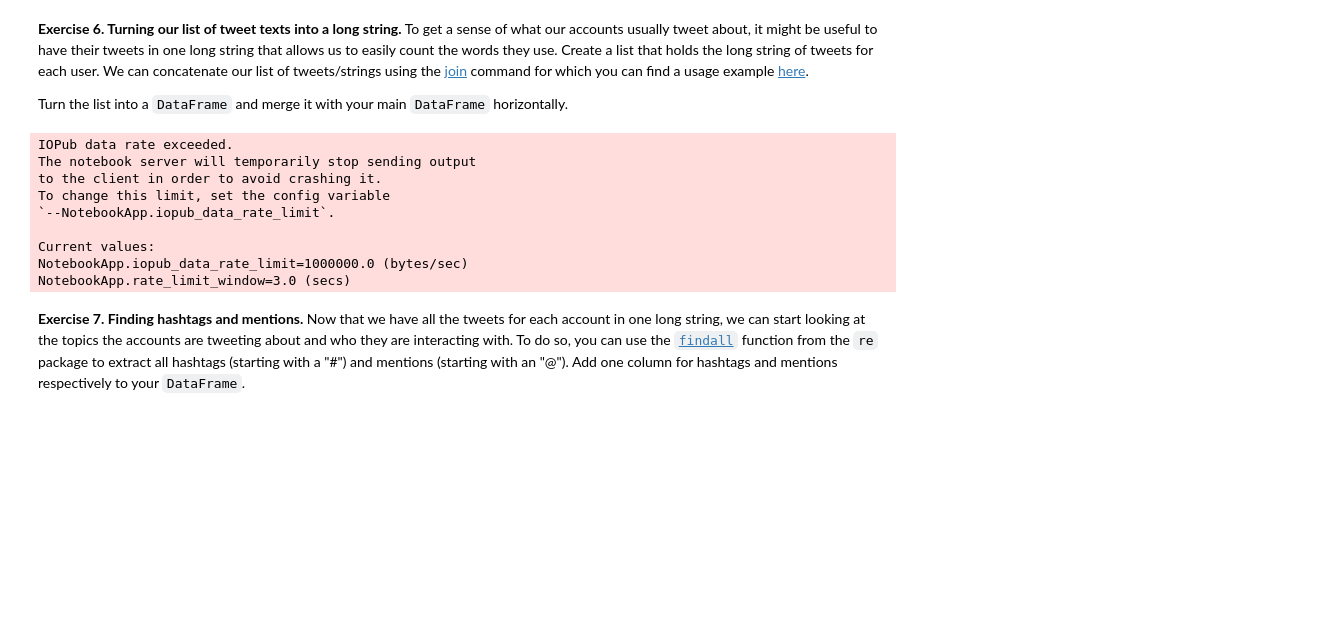
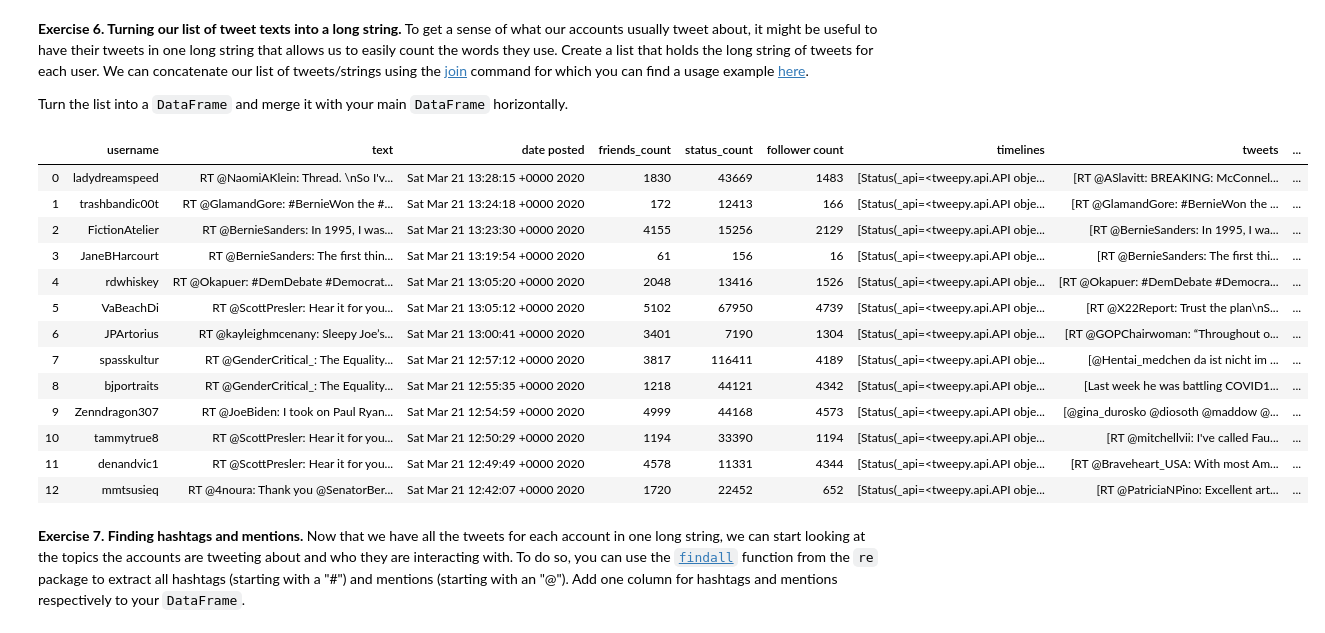
Before and after one commit to freydis-m/DigiMethods, a Jupyter notebook: W7D1-Exercise.ipynb, the cells around one changed output. Saved outputs shown, nothing was run; the diff lists cells and outputs as text; code cells hidden in the pictures; blank space fills up the shorter version.

```diff
--- a/W7D1-Exercise.ipynb
+++ b/W7D1-Exercise.ipynb
@@ -173,17 +247,32 @@ demdeb_mar_tl = pd.concat([demdeb_mar_tl, tl_tweets], axis=1)
 **Exercise 6. Turning our list of tweet texts into a long string.** To get a sense of what our accounts usually tweet about, it might be useful to have their tweets in one long string that allows us to easily count the words they use. Create a list that holds the long string of tweets for each user. We can concatenate our list of tweets/strings using the [join](https://docs.python.org/2/library/string.html#string.join) command for which you can find a usage example [here](https://stackoverflow.com/a/493842).
 
 Turn the list into a `DataFrame` and merge it with your main `DataFrame` horizontally.
-# %%
-text=[]
-# %% [output]
-IOPub data rate exceeded.
-The notebook server will temporarily stop sending output
-to the client in order to avoid crashing it.
-To change this limit, set the config variable
-`--NotebookApp.iopub_data_rate_limit`.
-
-Current values:
-NotebookApp.iopub_data_rate_limit=1000000.0 (bytes/sec)
-NotebookApp.rate_limit_window=3.0 (secs)
+# %%
+timeline_list = []
+
+for timeline in demdeb_mar_tl_new.tweets:
+
+    tl = "; ".join(timeline)
+
+    timeline_list.append(tl)
+
+demdeb_mar_tl_new["joined_timeline"]=pd.Series(timeline_list)
+
+demdeb_mar_tl_new
+# %% [output]
+|  | username | text | date posted | friends_count | status_count | follower count | timelines | tweets | ... |
+| 0 | ladydreamspeed | RT @NaomiAKlein: Thread. \nSo I'v... | Sat Mar 21 13:28:15 +0000 2020 | 1830 | 43669 | 1483 | [Status(_api=<tweepy.api.API obje... | [RT @ASlavitt: BREAKING: McConnel... | ... |
+| 1 | trashbandic00t | RT @GlamandGore: #BernieWon the #... | Sat Mar 21 13:24:18 +0000 2020 | 172 | 12413 | 166 | [Status(_api=<tweepy.api.API obje... | [RT @GlamandGore: #BernieWon the ... | ... |
+| 2 | FictionAtelier | RT @BernieSanders: In 1995, I was... | Sat Mar 21 13:23:30 +0000 2020 | 4155 | 15256 | 2129 | [Status(_api=<tweepy.api.API obje... | [RT @BernieSanders: In 1995, I wa... | ... |
+| 3 | JaneBHarcourt | RT @BernieSanders: The first thin... | Sat Mar 21 13:19:54 +0000 2020 | 61 | 156 | 16 | [Status(_api=<tweepy.api.API obje... | [RT @BernieSanders: The first thi... | ... |
+| 4 | rdwhiskey | RT @Okapuer: #DemDebate #Democrat... | Sat Mar 21 13:05:20 +0000 2020 | 2048 | 13416 | 1526 | [Status(_api=<tweepy.api.API obje... | [RT @Okapuer: #DemDebate #Democra... | ... |
+| 5 | VaBeachDi | RT @ScottPresler: Hear it for you... | Sat Mar 21 13:05:12 +0000 2020 | 5102 | 67950 | 4739 | [Status(_api=<tweepy.api.API obje... | [RT @X22Report: Trust the plan\nS... | ... |
+| 6 | JPArtorius | RT @kayleighmcenany: Sleepy Joe’s... | Sat Mar 21 13:00:41 +0000 2020 | 3401 | 7190 | 1304 | [Status(_api=<tweepy.api.API obje... | [RT @GOPChairwoman: “Throughout o... | ... |
+| 7 | spasskultur | RT @GenderCritical_: The Equality... | Sat Mar 21 12:57:12 +0000 2020 | 3817 | 116411 | 4189 | [Status(_api=<tweepy.api.API obje... | [@Hentai_medchen da ist nicht im ... | ... |
+| 8 | bjportraits | RT @GenderCritical_: The Equality... | Sat Mar 21 12:55:35 +0000 2020 | 1218 | 44121 | 4342 | [Status(_api=<tweepy.api.API obje... | [Last week he was battling COVID1... | ... |
+| 9 | Zenndragon307 | RT @JoeBiden: I took on Paul Ryan... | Sat Mar 21 12:54:59 +0000 2020 | 4999 | 44168 | 4573 | [Status(_api=<tweepy.api.API obje... | [@gina_durosko @diosoth @maddow @... | ... |
+| 10 | tammytrue8 | RT @ScottPresler: Hear it for you... | Sat Mar 21 12:50:29 +0000 2020 | 1194 | 33390 | 1194 | [Status(_api=<tweepy.api.API obje... | [RT @mitchellvii: I've called Fau... | ... |
+| 11 | denandvic1 | RT @ScottPresler: Hear it for you... | Sat Mar 21 12:49:49 +0000 2020 | 4578 | 11331 | 4344 | [Status(_api=<tweepy.api.API obje... | [RT @Braveheart_USA: With most Am... | ... |
+| 12 | mmtsusieq | RT @4noura: Thank you @SenatorBer... | Sat Mar 21 12:42:07 +0000 2020 | 1720 | 22452 | 652 | [Status(_api=<tweepy.api.API obje... | [RT @PatriciaNPino: Excellent art... | ... |
 # %% [markdown]
 **Exercise 7. Finding hashtags and mentions.** Now that we have all the tweets for each account in one long string, we can start looking at the topics the accounts are tweeting about and who they are interacting with. To do so, you can use the [`findall`](https://docs.python.org/3/library/re.html#re.findall) function from the `re` package to extract all hashtags (starting with a "#") and mentions (starting with an "@"). Add one column for hashtags and mentions respectively to your `DataFrame`.
```
Also changed, not shown: parts of 14 cells of this notebook, 2 other files.
